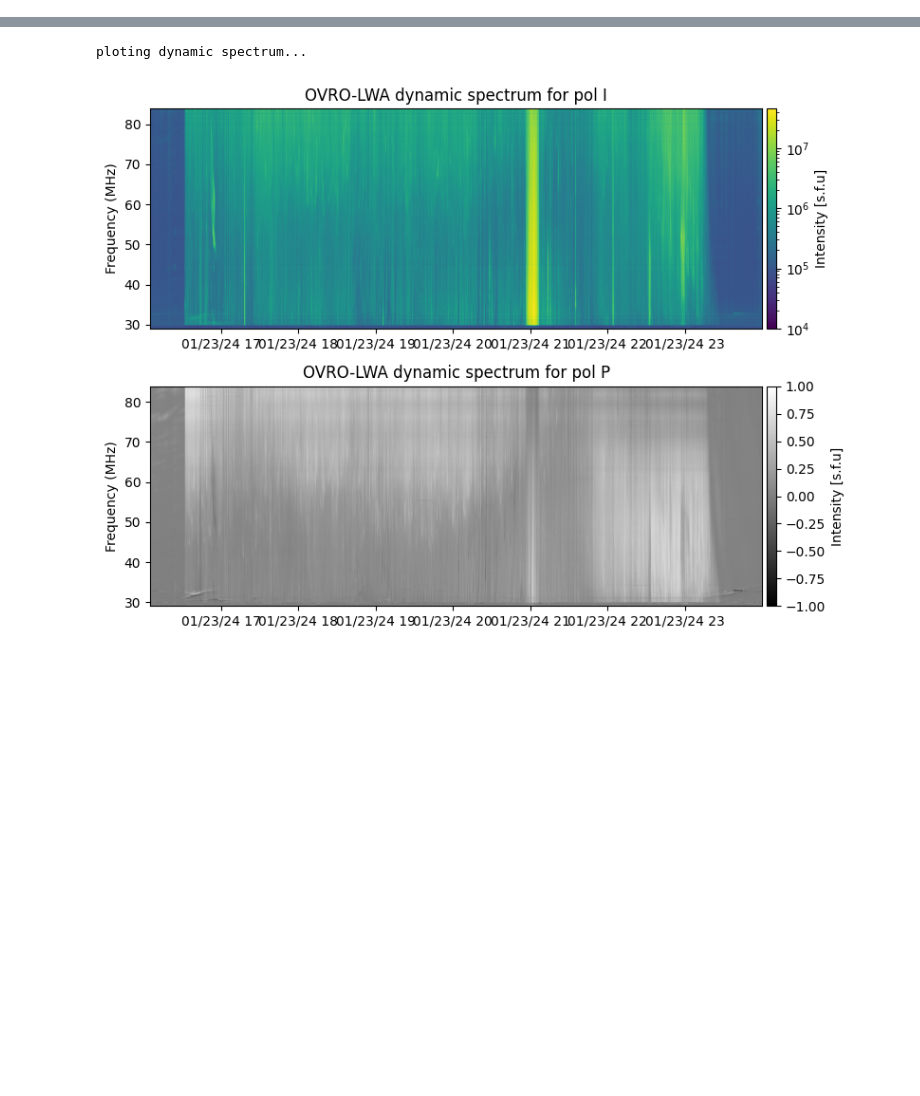
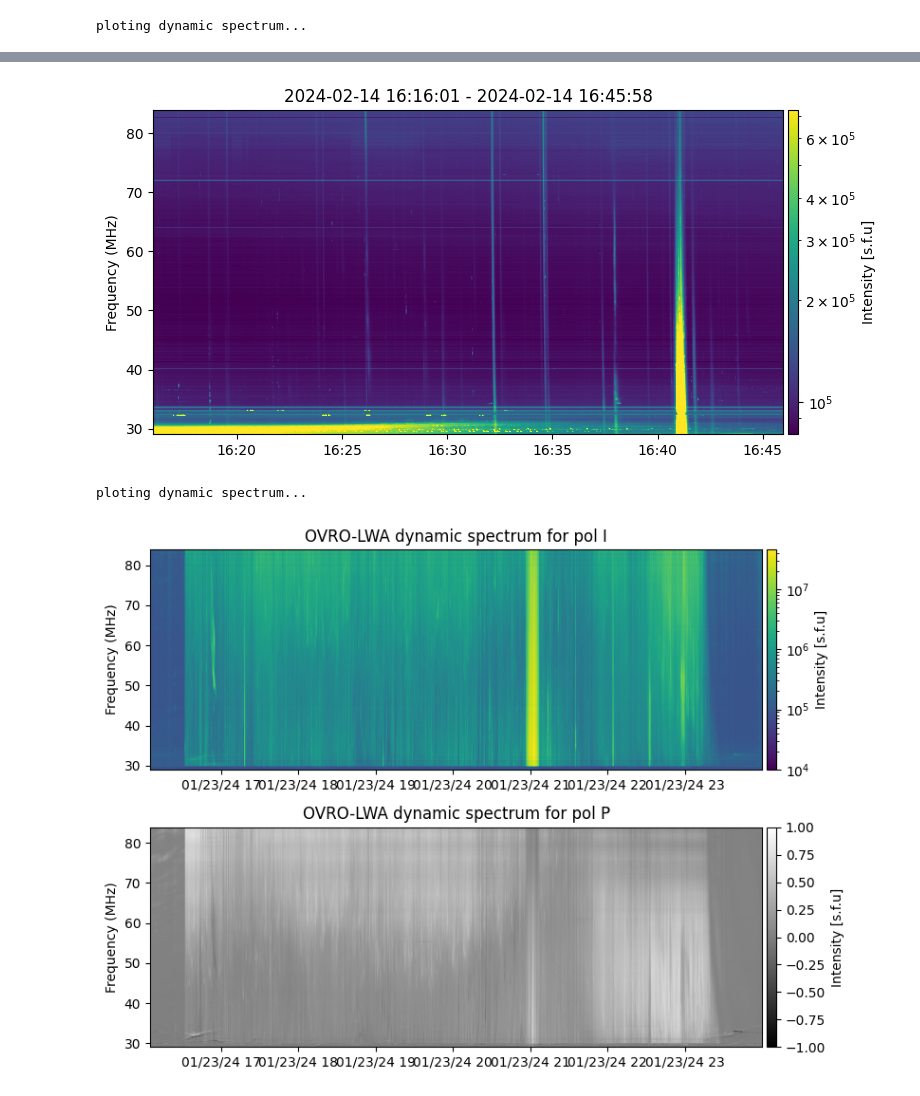
Before and after one commit to peijin94/lwasolarview, a Jupyter notebook: plot_spec.ipynb, the cells around one changed output, grey strips where cells are left out. Saved outputs shown, nothing was run; the diff lists cells and outputs as text; code cells hidden in the pictures; blank space fills up the shorter version.

```diff
--- a/plot_spec.ipynb
+++ b/plot_spec.ipynb
@@ -22,0 +20,14 @@ ploting dynamic spectrum...
+# %%
+fig = d.plot(freq_unit='MHz', pol='I', vmin=1e4, plot_fast=True,minmaxpercentile=True,vmax2=0.5,vmin2=-0.5)
+
+ax = fig.get_axes()[0]
+locator = AutoDateLocator(minticks=2)
+ax.xaxis.set_major_locator(locator)
+                # ax1.xaxis.set_major_formatter(AutoDateFormatter(locator))
+formatter = AutoDateFormatter(locator)
+formatter.scaled[1 / 24] = '%H:%M'
+formatter.scaled[1 / (24 * 60)] = '%H:%M'
+ax.xaxis.set_major_formatter(formatter)
+ax.set_title(d.time_axis[0].strftime('%Y-%m-%d %H:%M:%S') + ' - ' + d.time_axis[-1].strftime('%Y-%m-%d %H:%M:%S'))
+# %% [output]
+ploting dynamic spectrum...
@@ -23,3 +35,4 @@ ploting dynamic spectrum...
+[figure, added]
 # %%
 time_range_all =[ d.time_axis[0] , d.time_axis[-1]]
 # %%
```
Also changed, not shown: parts of 3 cells of this notebook, 1 other file.
